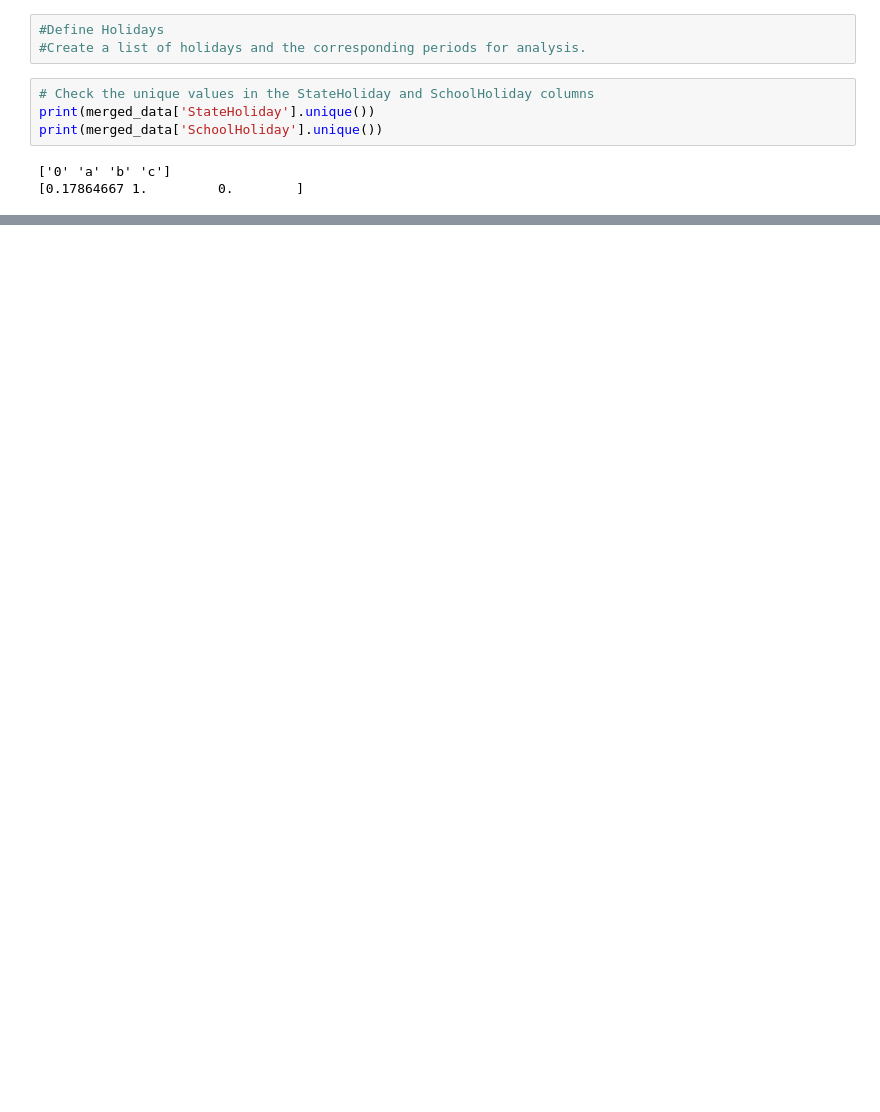
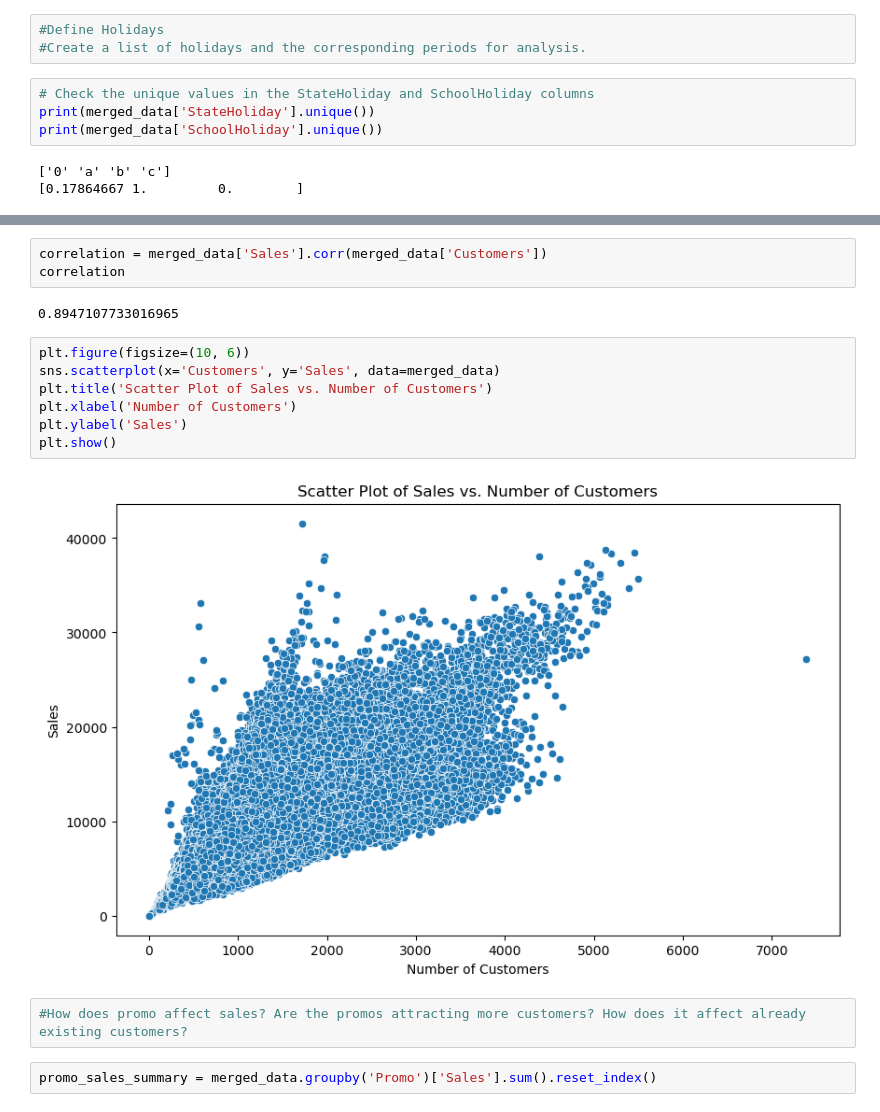
Before and after one commit to nadianesib4334/Rossman_phrmaceuticals, a Jupyter notebook: EDA.ipynb, the cells around one changed output, grey strips where cells are left out. Drawn from its saved outputs; the diff is of its cells as text; blank space fills up the shorter version.

```diff
--- a/EDA.ipynb
+++ b/EDA.ipynb
@@ -843,0 +886,18 @@ KeyError: 'StateHoliday'
+# %%
+correlation = merged_data['Sales'].corr(merged_data['Customers'])
+correlation
+# %% [output]
+0.8947107733016965
+# %%
+plt.figure(figsize=(10, 6))
+sns.scatterplot(x='Customers', y='Sales', data=merged_data)
+plt.title('Scatter Plot of Sales vs. Number of Customers')
+plt.xlabel('Number of Customers')
+plt.ylabel('Sales')
+plt.show()
+# %% [output]
+[figure, added]
+# %%
+#How does promo affect sales? Are the promos attracting more customers? How does it affect already existing customers?
+# %%
+promo_sales_summary = merged_data.groupby('Promo')['Sales'].sum().reset_index()
```
Also changed, not shown: parts of 59 cells of this notebook.
